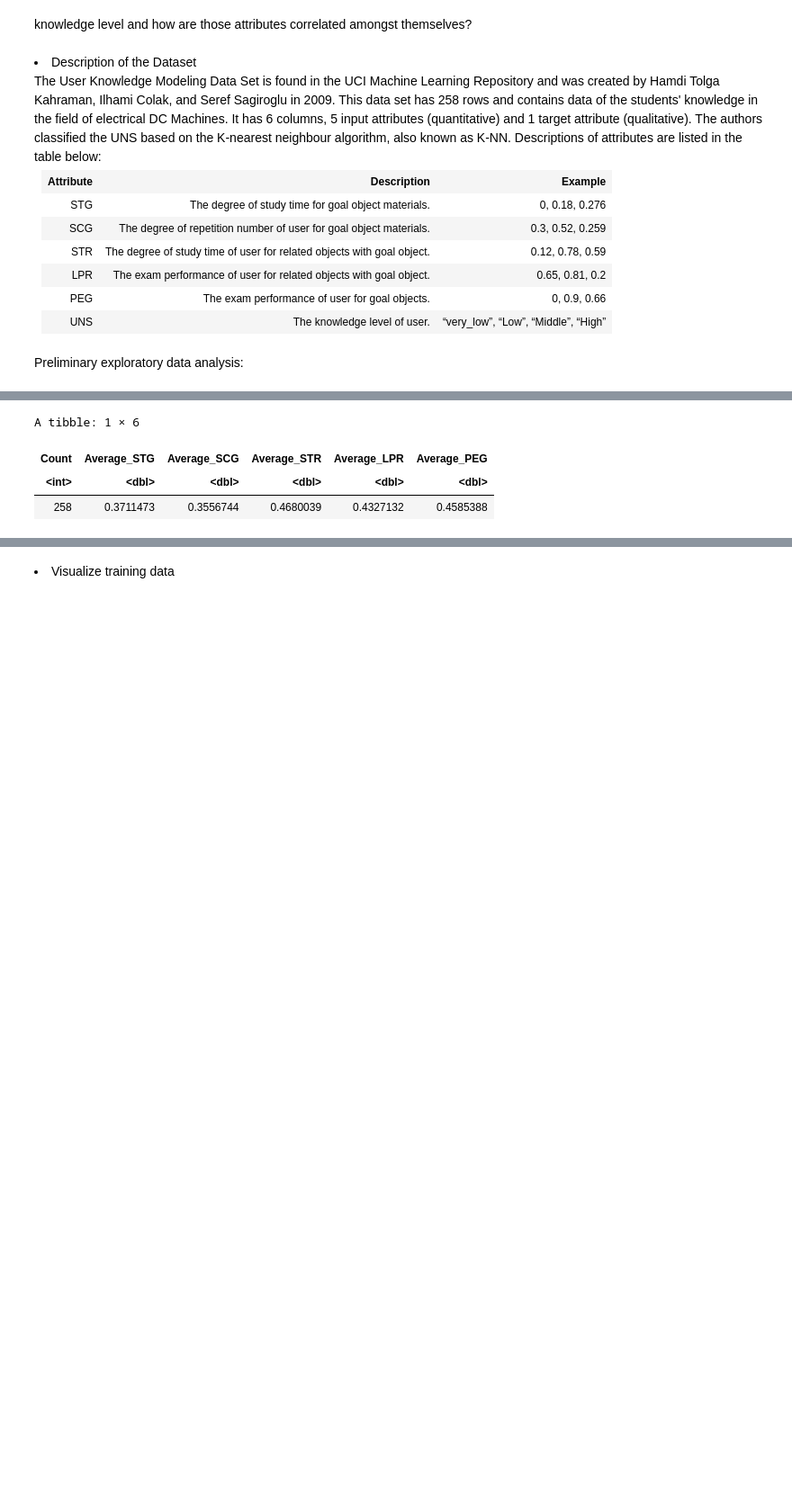
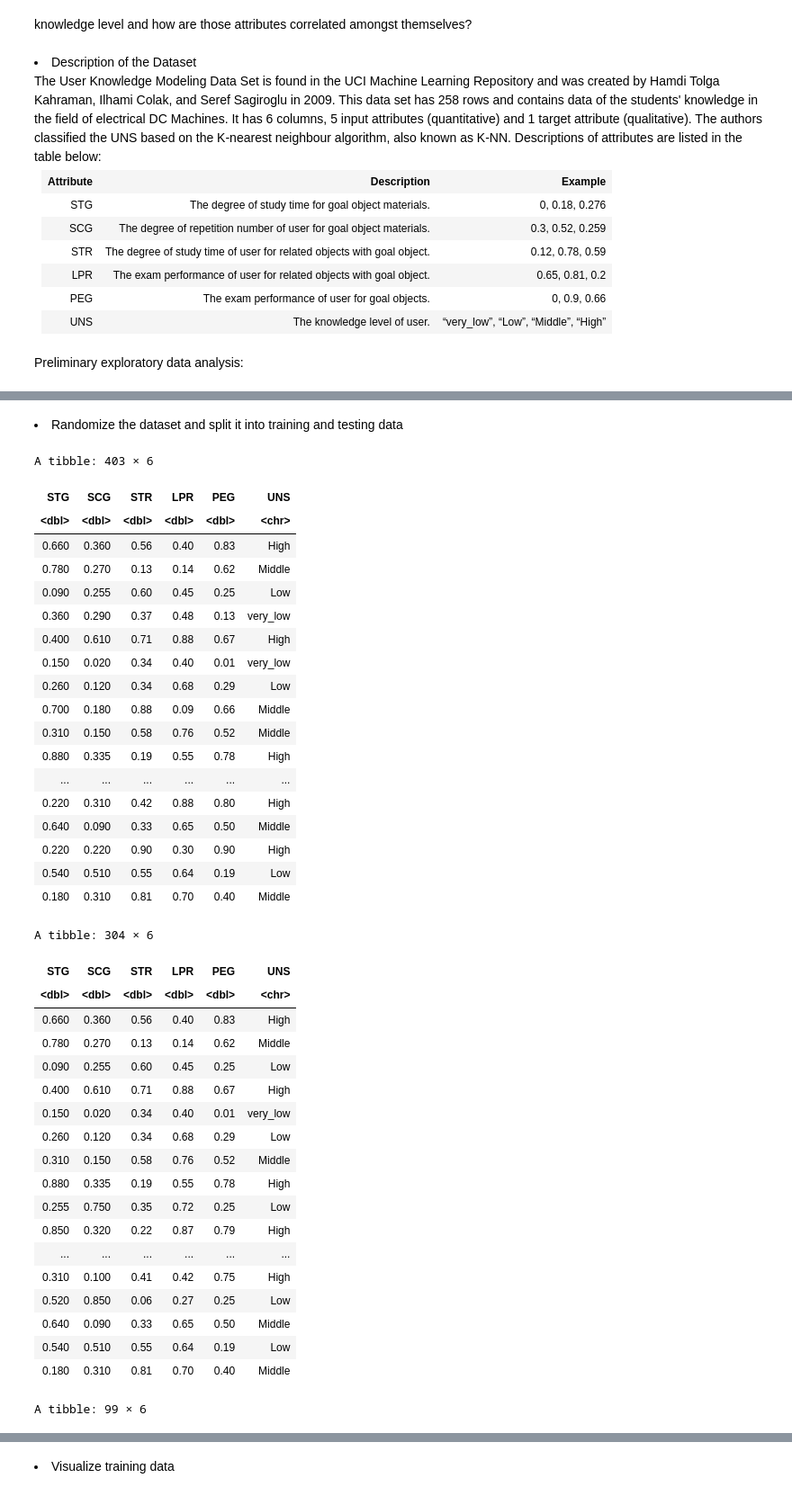
Before and after one commit to moirarenata/Analysis-of-Attributes-Relating-to-User-Knowledge-Levels-Pertaining-to-DC-Machines-in-a-Given-Datase, a Jupyter notebook: project_actual_allvalues.ipynb, the cells around one changed output, grey strips where cells are left out. Shown: that part at 90% size. Drawn from its saved outputs; the diff is of its cells as text; code cells hidden in the pictures; blank space fills up the shorter version.

```diff
--- a/project_actual_allvalues.ipynb
+++ b/project_actual_allvalues.ipynb
@@ -134,9 +142,53 @@ A tibble: 258 × 6
-# %%
-user_knowledge_data_selected_summarize <- user_knowledge_data_selected %>%
-summarize(Count = n(), Average_STG = mean(STG), Average_SCG = mean(SCG), Average_STR = mean(STR), Average_LPR = mean(LPR), Average_PEG = mean(PEG))
-user_knowledge_data_selected_summarize
-# %% [output]
-A tibble: 1 × 6
-| Count | Average_STG | Average_SCG | Average_STR | Average_LPR | Average_PEG |
-| <int> | <dbl> | <dbl> | <dbl> | <dbl> | <dbl> |
-| 258 | 0.3711473 | 0.3556744 | 0.4680039 | 0.4327132 | 0.4585388 |
+# %% [markdown]
+<li> Randomize the dataset and split it into training and testing data </li>
+# %%
+user_knowledge_data_randomized <- slice(user_knowledge_data_selected, sample(1:n()))
+user_knowledge_data_randomized
+
+knowledge_data_split <- initial_split(user_knowledge_data_randomized, prop = 0.75, strata = UNS )
+knowledge_data_training <- training(knowledge_data_split)
+knowledge_data_testing <- testing(knowledge_data_split)
+
+
+knowledge_data_training
+knowledge_data_testing
+# %% [output]
+A tibble: 403 × 6
+| STG | SCG | STR | LPR | PEG | UNS |
+| <dbl> | <dbl> | <dbl> | <dbl> | <dbl> | <chr> |
+| 0.660 | 0.360 | 0.56 | 0.40 | 0.83 | High |
+| 0.780 | 0.270 | 0.13 | 0.14 | 0.62 | Middle |
+| 0.090 | 0.255 | 0.60 | 0.45 | 0.25 | Low |
+| 0.360 | 0.290 | 0.37 | 0.48 | 0.13 | very_low |
+| 0.400 | 0.610 | 0.71 | 0.88 | 0.67 | High |
+| 0.150 | 0.020 | 0.34 | 0.40 | 0.01 | very_low |
+| 0.260 | 0.120 | 0.34 | 0.68 | 0.29 | Low |
+| 0.700 | 0.180 | 0.88 | 0.09 | 0.66 | Middle |
+| 0.310 | 0.150 | 0.58 | 0.76 | 0.52 | Middle |
+| 0.880 | 0.335 | 0.19 | 0.55 | 0.78 | High |
+| ... | ... | ... | ... | ... | ... |
+| 0.220 | 0.310 | 0.42 | 0.88 | 0.80 | High |
+| 0.640 | 0.090 | 0.33 | 0.65 | 0.50 | Middle |
+| 0.220 | 0.220 | 0.90 | 0.30 | 0.90 | High |
+| 0.540 | 0.510 | 0.55 | 0.64 | 0.19 | Low |
+| 0.180 | 0.310 | 0.81 | 0.70 | 0.40 | Middle |
+A tibble: 304 × 6
+| STG | SCG | STR | LPR | PEG | UNS |
+| <dbl> | <dbl> | <dbl> | <dbl> | <dbl> | <chr> |
+| 0.660 | 0.360 | 0.56 | 0.40 | 0.83 | High |
+| 0.780 | 0.270 | 0.13 | 0.14 | 0.62 | Middle |
+| 0.090 | 0.255 | 0.60 | 0.45 | 0.25 | Low |
+| 0.400 | 0.610 | 0.71 | 0.88 | 0.67 | High |
+| 0.150 | 0.020 | 0.34 | 0.40 | 0.01 | very_low |
+| 0.260 | 0.120 | 0.34 | 0.68 | 0.29 | Low |
+| 0.310 | 0.150 | 0.58 | 0.76 | 0.52 | Middle |
+| 0.880 | 0.335 | 0.19 | 0.55 | 0.78 | High |
+| 0.255 | 0.750 | 0.35 | 0.72 | 0.25 | Low |
+| 0.850 | 0.320 | 0.22 | 0.87 | 0.79 | High |
+| ... | ... | ... | ... | ... | ... |
+| 0.310 | 0.100 | 0.41 | 0.42 | 0.75 | High |
+| 0.520 | 0.850 | 0.06 | 0.27 | 0.25 | Low |
+| 0.640 | 0.090 | 0.33 | 0.65 | 0.50 | Middle |
+| 0.540 | 0.510 | 0.55 | 0.64 | 0.19 | Low |
+| 0.180 | 0.310 | 0.81 | 0.70 | 0.40 | Middle |
+A tibble: 99 × 6
```
Also changed, not shown: parts of 9 cells of this notebook.
